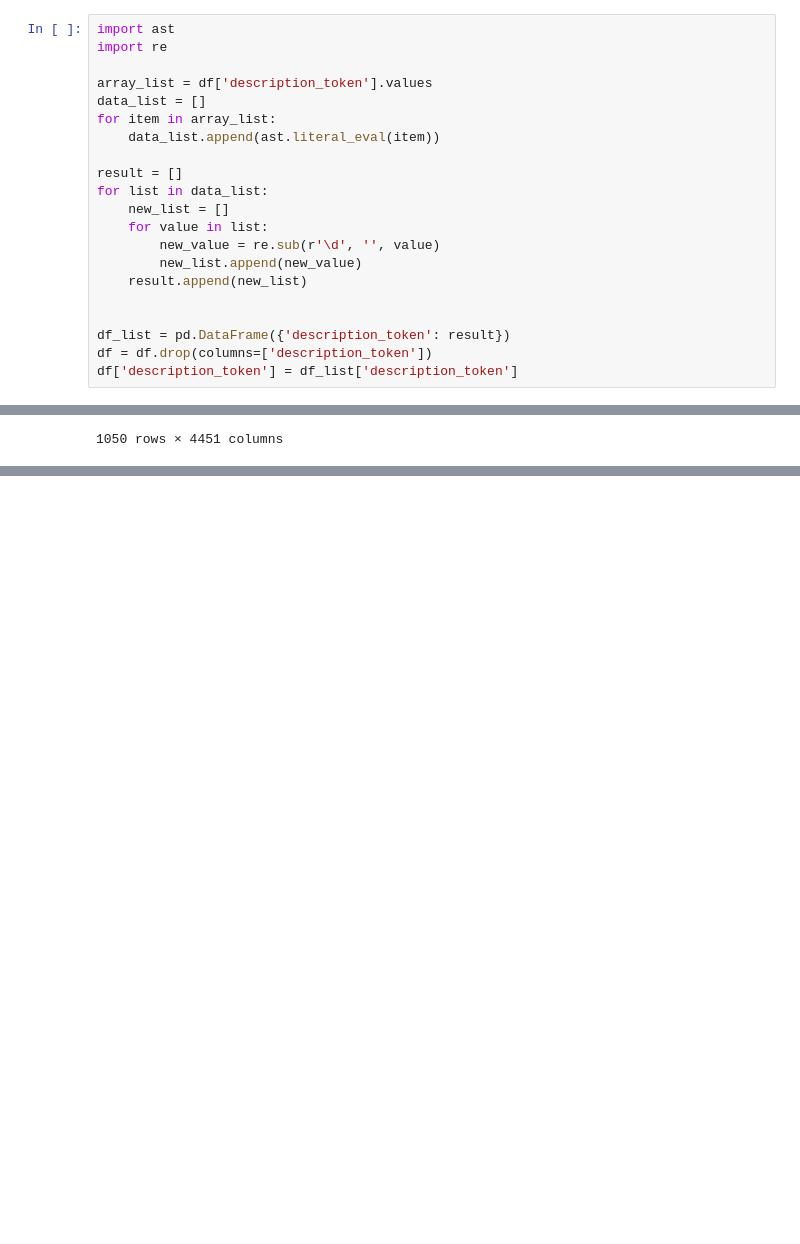
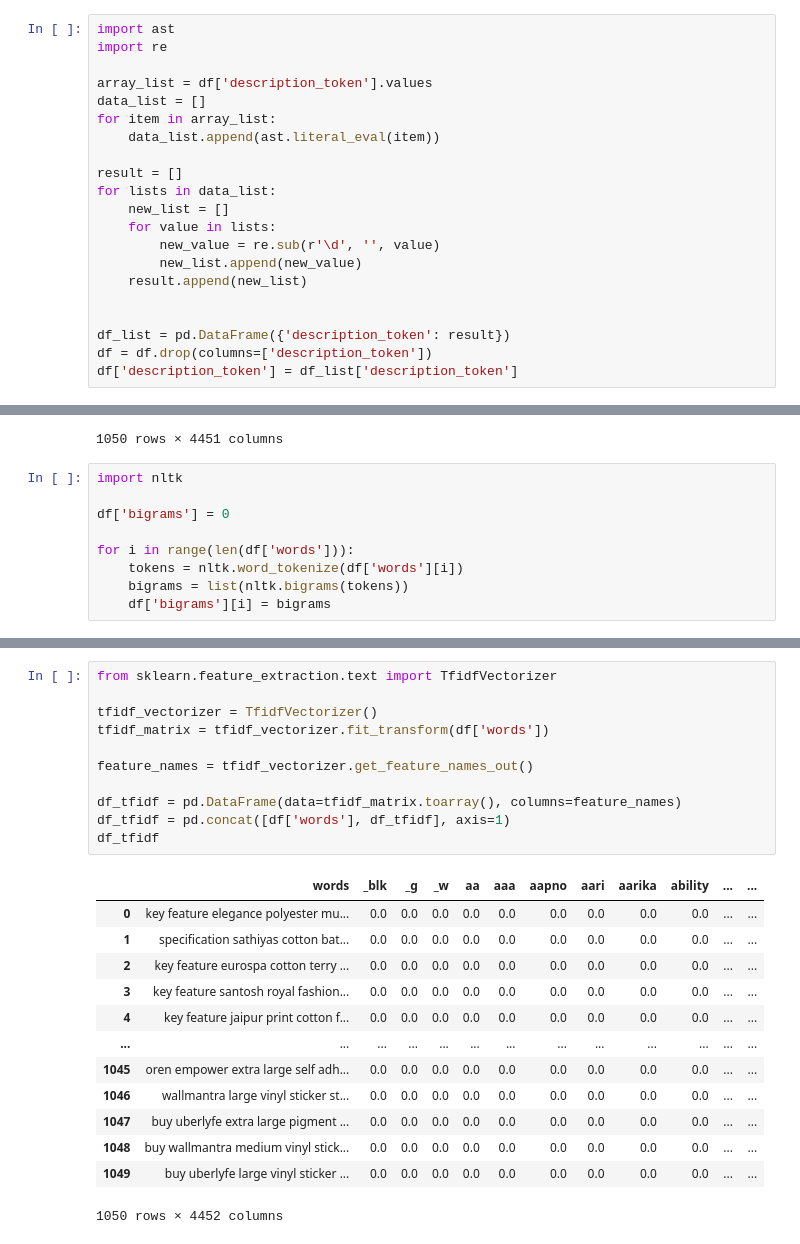
Before and after one commit to HaDock404/AutomatedClassification, a Jupyter notebook: Notebook/2.bag_of_words.ipynb, the cells around one changed output, grey strips where cells are left out. Cells and saved outputs as stored; diff of their text form; blank space fills up the shorter version.

```diff
--- a/Notebook/2.bag_of_words.ipynb
+++ b/Notebook/2.bag_of_words.ipynb
@@ -46,9 +46,9 @@ for item in array_list:
     data_list.append(ast.literal_eval(item))
 
 result = []
-for list in data_list:
+for lists in data_list:
     new_list = []
-    for value in list:
+    for value in lists:
         new_value = re.sub(r'\d', '', value)
         new_list.append(new_value)
     result.append(new_list)
@@ -81,3 +81,12 @@ df_bow
 | 1048 | 0 | 0 | 0 | 0 | 0 | 0 | 0 | 0 | 0 | 0 | ... |
 | 1049 | 0 | 0 | 0 | 0 | 0 | 0 | 0 | 0 | 0 | 0 | ... |
 1050 rows × 4451 columns
+# %%
+import nltk
+
+df['bigrams'] = 0
+
+for i in range(len(df['words'])):
+    tokens = nltk.word_tokenize(df['words'][i])
+    bigrams = list(nltk.bigrams(tokens))
+    df['bigrams'][i] = bigrams
@@ -83,0 +109,25 @@ df_bow
+# %%
+from sklearn.feature_extraction.text import TfidfVectorizer
+
+tfidf_vectorizer = TfidfVectorizer()
+tfidf_matrix = tfidf_vectorizer.fit_transform(df['words'])
+
+feature_names = tfidf_vectorizer.get_feature_names_out()
+
+df_tfidf = pd.DataFrame(data=tfidf_matrix.toarray(), columns=feature_names)
+df_tfidf = pd.concat([df['words'], df_tfidf], axis=1)
+df_tfidf
+# %% [output]
+|  | words | _blk | _g | _w | aa | aaa | aapno | aari | aarika | ability | ... | ... |
+| 0 | key feature elegance polyester mu... | 0.0 | 0.0 | 0.0 | 0.0 | 0.0 | 0.0 | 0.0 | 0.0 | 0.0 | ... | ... |
+| 1 | specification sathiyas cotton bat... | 0.0 | 0.0 | 0.0 | 0.0 | 0.0 | 0.0 | 0.0 | 0.0 | 0.0 | ... | ... |
+| 2 | key feature eurospa cotton terry ... | 0.0 | 0.0 | 0.0 | 0.0 | 0.0 | 0.0 | 0.0 | 0.0 | 0.0 | ... | ... |
+| 3 | key feature santosh royal fashion... | 0.0 | 0.0 | 0.0 | 0.0 | 0.0 | 0.0 | 0.0 | 0.0 | 0.0 | ... | ... |
+| 4 | key feature jaipur print cotton f... | 0.0 | 0.0 | 0.0 | 0.0 | 0.0 | 0.0 | 0.0 | 0.0 | 0.0 | ... | ... |
+| ... | ... | ... | ... | ... | ... | ... | ... | ... | ... | ... | ... | ... |
+| 1045 | oren empower extra large self adh... | 0.0 | 0.0 | 0.0 | 0.0 | 0.0 | 0.0 | 0.0 | 0.0 | 0.0 | ... | ... |
+| 1046 | wallmantra large vinyl sticker st... | 0.0 | 0.0 | 0.0 | 0.0 | 0.0 | 0.0 | 0.0 | 0.0 | 0.0 | ... | ... |
+| 1047 | buy uberlyfe extra large pigment ... | 0.0 | 0.0 | 0.0 | 0.0 | 0.0 | 0.0 | 0.0 | 0.0 | 0.0 | ... | ... |
+| 1048 | buy wallmantra medium vinyl stick... | 0.0 | 0.0 | 0.0 | 0.0 | 0.0 | 0.0 | 0.0 | 0.0 | 0.0 | ... | ... |
+| 1049 | buy uberlyfe large vinyl sticker ... | 0.0 | 0.0 | 0.0 | 0.0 | 0.0 | 0.0 | 0.0 | 0.0 | 0.0 | ... | ... |
+1050 rows × 4452 columns
```
Also changed, not shown: parts of 9 cells of this notebook, 1 other file.
